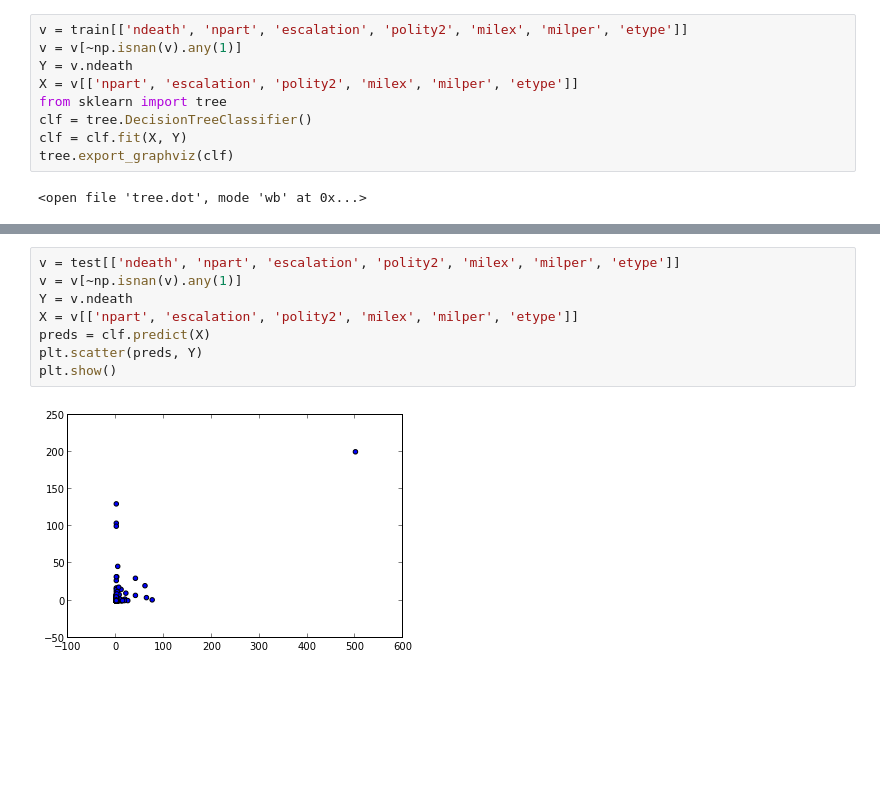
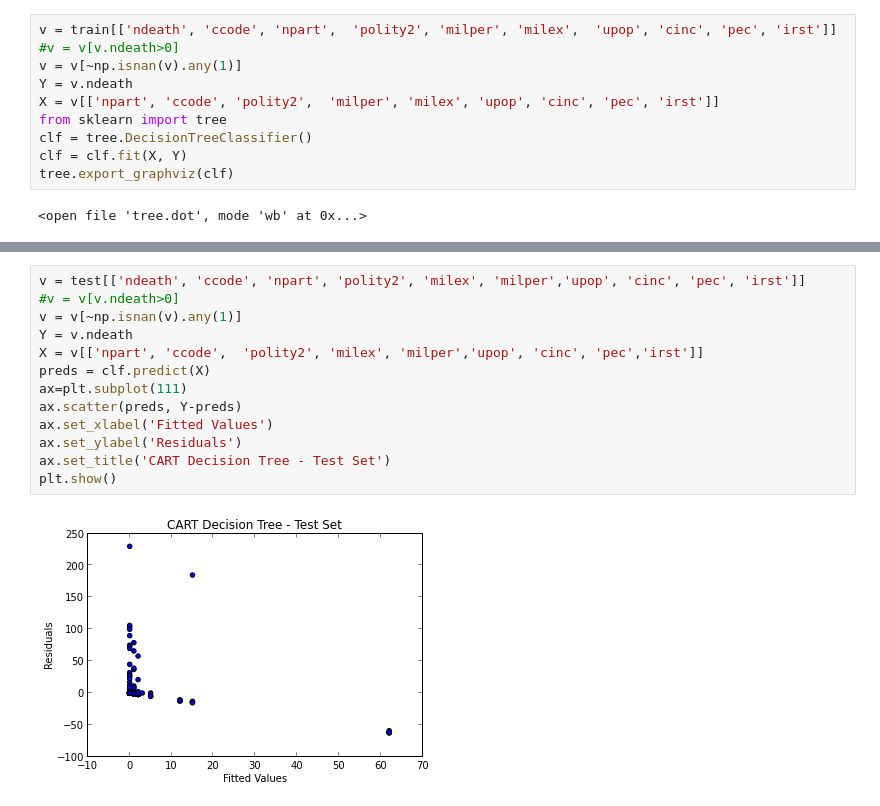
Before and after one commit to boyasm/STAT-222, a Jupyter notebook: Boyas 222 Project.ipynb, the cells around one changed output, grey strips where cells are left out. Cells and saved outputs as stored; diff of their text form; blank space fills up the shorter version.

```diff
--- a/Boyas 222 Project.ipynb
+++ b/Boyas 222 Project.ipynb
@@ -673,10 +732,11 @@ obsSort, fitSort = zip(*sorted(zip(exp(v.ndeath), fitted)))
 plt.scatter(fitSort, resid)
 plt.show()
 # %%
-v = train[['ndeath', 'npart', 'escalation', 'polity2', 'milex', 'milper', 'etype']]
+v = train[['ndeath', 'ccode', 'npart',  'polity2', 'milper', 'milex',  'upop', 'cinc', 'pec', 'irst']]
+#v = v[v.ndeath>0]
 v = v[~np.isnan(v).any(1)]
 Y = v.ndeath
-X = v[['npart', 'escalation', 'polity2', 'milex', 'milper', 'etype']]
+X = v[['npart', 'ccode', 'polity2',  'milper', 'milex', 'upop', 'cinc', 'pec', 'irst']]
 from sklearn import tree
 clf = tree.DecisionTreeClassifier()
 clf = clf.fit(X, Y)
@@ -712,13 +753,18 @@ True
 # %%
-v = test[['ndeath', 'npart', 'escalation', 'polity2', 'milex', 'milper', 'etype']]
+v = test[['ndeath', 'ccode', 'npart', 'polity2', 'milex', 'milper','upop', 'cinc', 'pec', 'irst']]
+#v = v[v.ndeath>0]
 v = v[~np.isnan(v).any(1)]
 Y = v.ndeath
-X = v[['npart', 'escalation', 'polity2', 'milex', 'milper', 'etype']]
+X = v[['npart', 'ccode',  'polity2', 'milex', 'milper','upop', 'cinc', 'pec','irst']]
 preds = clf.predict(X)
-plt.scatter(preds, Y)
+ax=plt.subplot(111)
+ax.scatter(preds, Y-preds)
+ax.set_xlabel('Fitted Values')
+ax.set_ylabel('Residuals')
+ax.set_title('CART Decision Tree - Test Set')
 plt.show()
 # %% [output]
-[figure, old version]
+[figure, new version]
 # %%
 map = Basemap(projection='merc', resolution='i', llcrnrlon=-20, llcrnrlat=-38, urcrnrlon=55, urcrnrlat=40, area_thresh=1)
 map.drawcoastlines()
```
Also changed, not shown: parts of 18 cells of this notebook, 2 other files.
